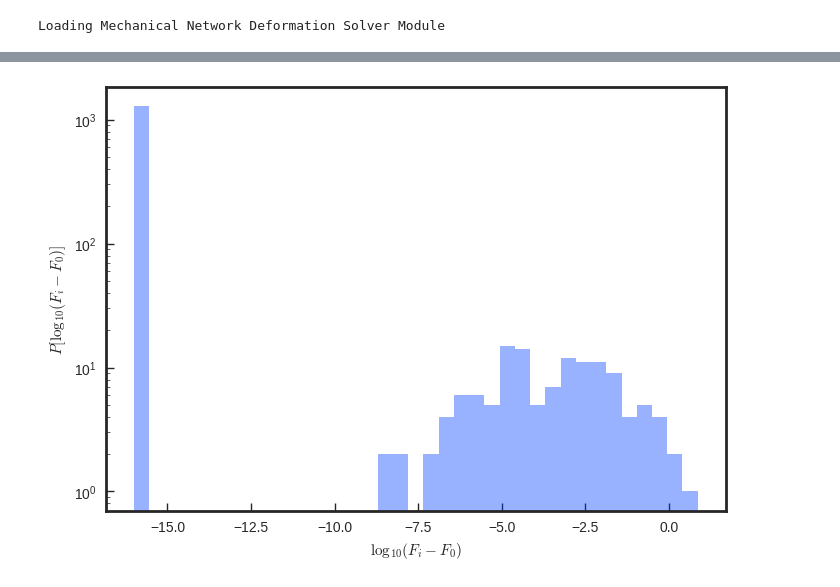
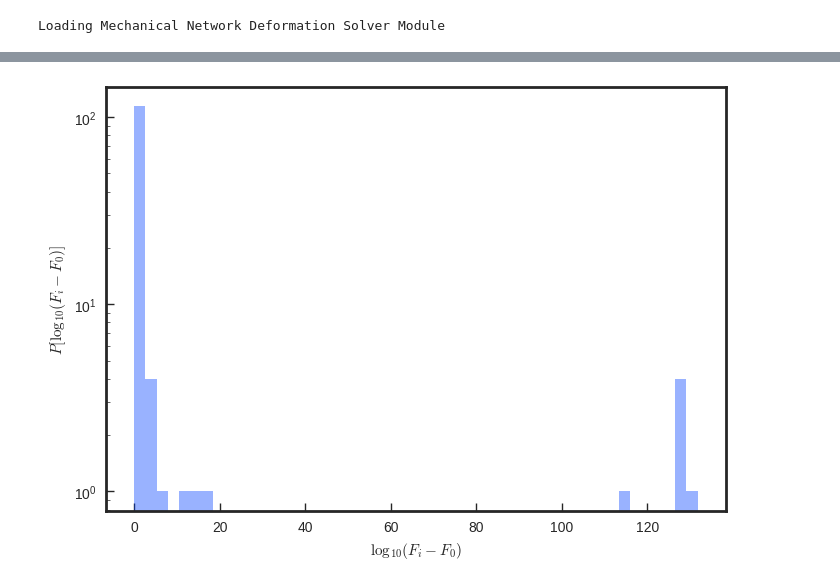
Before and after one commit to jrocks/lib_network_tuning, a Jupyter notebook: notebooks/tuning_rigidity.ipynb, the cells around one changed output, grey strips where cells are left out. Drawn from its saved outputs; the diff is of its cells as text; code cells hidden in the pictures.

```diff
--- a/notebooks/tuning_rigidity.ipynb
+++ b/notebooks/tuning_rigidity.ipynb
@@ -248,7 +484,7 @@ print cviol_edges
 mpl.rcParams['mathtext.fontset'] = 'cm'
 sns.set_context('poster', font_scale=1.25)
 # sns.set_color_codes(palette='deep')
-sns.set(color_codes=True, palette='bright')
+sns.set(color_codes=True, palette='deep')
 # sns.set_palette("muted", 8)
 sns.set_style('ticks', {'xtick.direction': 'in','ytick.direction': 'in', 'axes.linewidth': 2.0})
 
@@ -277,7 +513,8 @@ for edge in removed:
     styles[edge]['ls'] = (0.0, (2.0,1.0))
 
 for edge in zm_edges:
-    styles[edge]['color'] = 'b'
+    styles[edge]['color'] = 'k'
+    styles[edge]['lw'] = 4.0
 
 print np.min(cviol_obj), np.max(cviol_obj)
 
@@ -309,10 +546,13 @@ for i in onodesj:
     styles[i]['color'] = 'b'
 
 nplot.show_nodes(ax1, net, styles.keys(), styles=styles)
-nplot.show_vecs(ax1, net, disp)
+nplot.show_vecs(ax1, net, disp / np.max(np.abs(disp)))
 
 ax1.get_xaxis().set_ticks([])
 ax1.get_yaxis().set_ticks([])
+
+# ax1.set_title(r'$e_T \geq {}$'.format(Delta))
+ax1.set_title(r'$\Delta \geq {0}$  $N_T = {1}$'.format(Delta, NTS))
 
 cax = fig.add_axes([1.0, 0.05, 0.03, 0.90])
 cbar = mpl.colorbar.ColorbarBase(cax, cmap=cmap,
@@ -328,12 +897,12 @@ plt.show()
 # %%
 fig, ax = plt.subplots(1,1)
-sns.distplot(np.log10(cviol_obj+1e-16), kde=False, ax=ax)
+sns.distplot(cviol_obj[np.where(cviol_obj > 0.0)[0]], kde=False, ax=ax)
 
 ax.set_yscale('log')
 
 ax.set_ylabel(r'$P[\log_{10}(F_i - F_0)]$')
 ax.set_xlabel(r'$\log_{10}(F_i - F_0)$')
 
 plt.show()
 # %% [output]
-[figure, old version]
+[figure, new version]
```
Also changed, not shown: parts of 13 cells of this notebook, 6 other files.
